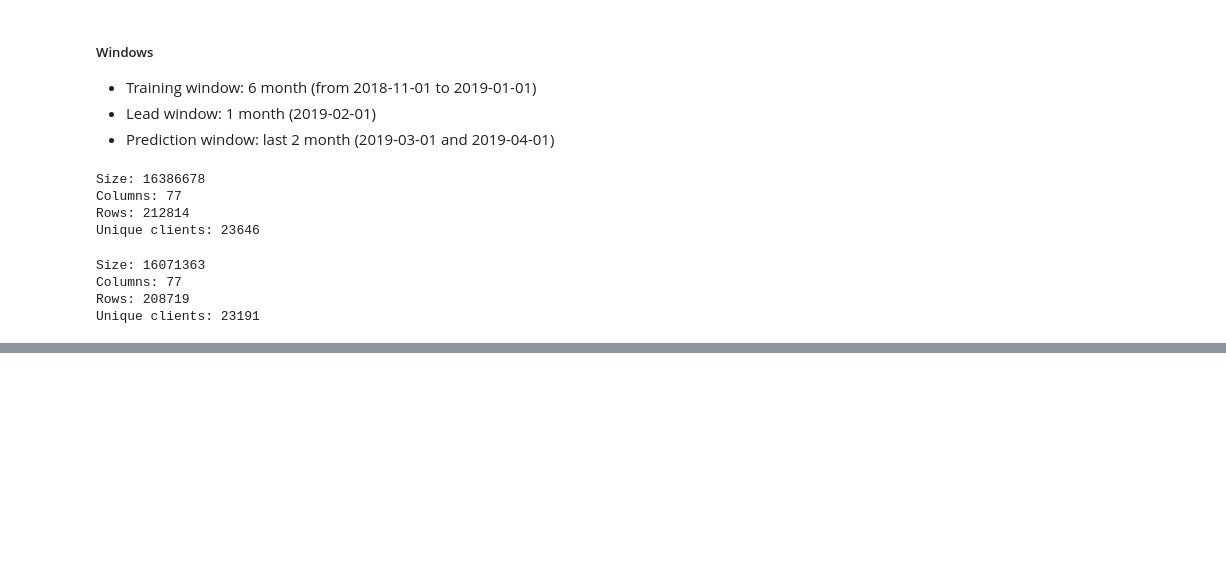
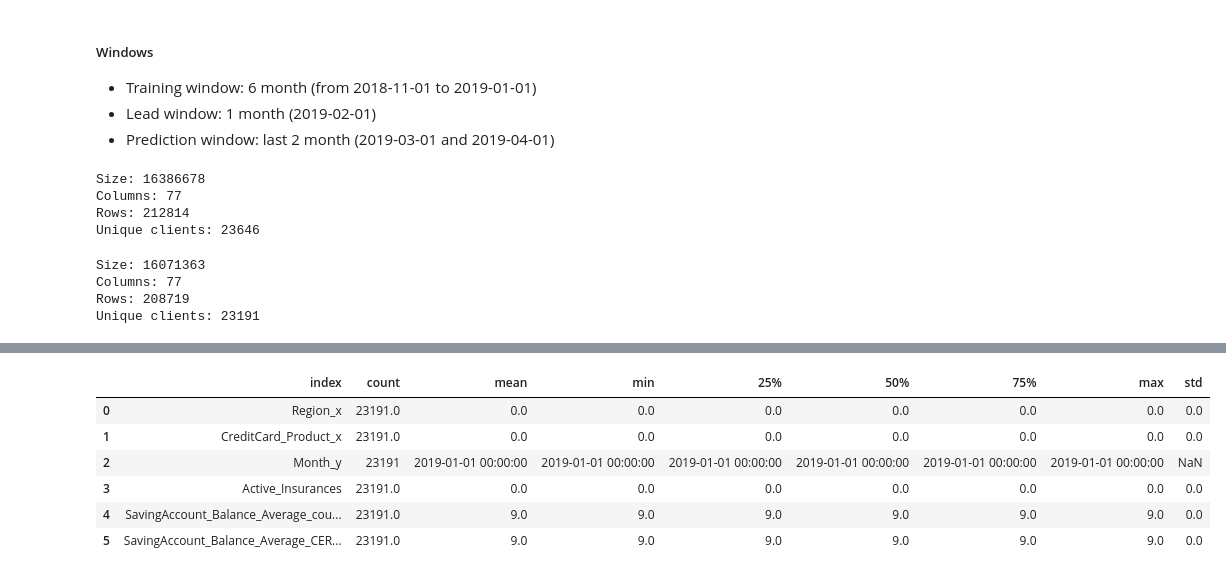
Before and after one commit to FedeG/UTN-FRBA-machine-learning, a Jupyter notebook: entrega.ipynb, the cells around one changed output, grey strips where cells are left out. Saved outputs shown, nothing was run; the diff lists cells and outputs as text; code cells hidden in the pictures; blank space fills up the shorter version.

```diff
--- a/entrega.ipynb
+++ b/entrega.ipynb
@@ -251,10 +309,10 @@ def process_money_field(data, field, min=0, sigmas=3):
     new_data = data.copy()
 
     # Remove data from min
-    new_data = new_data[new_data[field] >= min]
+    new_data[field] = np.where(new_data[field] < min, min, new_data[field])
 
     # Remove outliers N sigmas
-    sigma = sigmas * new_data[data[field] > min][field].std()
+    sigma = sigmas * new_data[new_data[field] >= min][field].std()
     new_data[field] = np.where(new_data[field] > sigma, sigma, new_data[field])
 
     # Add CER (Coeficiente de Estabilización de Referencia) value
@@ -297,3 +355,8 @@ money_fields = [
 clients_with_aggregations = clients_without_cobranding_without_package.copy()
 for money_field in money_fields:
     clients_with_aggregations = process_money_field(clients_with_aggregations, money_field, min=0 if money_field != 'SavingAccount_Balance_Average' else 150)
+clients_with_aggregations = clients_with_aggregations.groupby(['client_id']).first().reset_index()
+
+show_data_summary(identity_features)
+show_data_summary(clients_without_cobranding_without_package)
+show_data_summary(clients_with_aggregations)
@@ -332,0 +415,25 @@ Unique clients: 12057
+# %%
+target_1 = data[(data.Month.isin(['2019-04-01', '2019-03-01']) & (data.Target == 1))][['client_id']].drop_duplicates()
+target_1['TGT'] = 1
+print('target_1')
+show_data_summary(target_1)
+print('')
+
+last_training_month_data = clients_without_cobranding_without_package[clients_without_cobranding_without_package.Month == last_training_month]
+target = last_training_month_data.merge(target_1, how='left', on='client_id').fillna(0)
+print('target')
+show_data_summary(target)
+print('')
+print('identity_features')
+show_data_summary(identity_features)
+print('')
+print('clients_with_aggregations')
+show_data_summary(clients_with_aggregations)
+print('')
+
+ABT = target.merge(identity_features, how='inner', on='client_id')\
+    .merge(clients_with_aggregations, how='inner', on='client_id')
+#    .merge(months_1_6, how='inner', on='client_id')
+print('ABT')
+show_data_summary(ABT)
+print('')
@@ -332,0 +458,14 @@ Unique clients: 12057
+# %%
+# Unique values
+
+x = pd.DataFrame(ABT.describe().T)
+delete = x[x['min'] == x['max']].reset_index()
+delete.head(200)
+# %% [output]
+|  | index | count | mean | min | 25% | 50% | 75% | max | std |
+| 0 | Region_x | 23191.0 | 0.0 | 0.0 | 0.0 | 0.0 | 0.0 | 0.0 | 0.0 |
+| 1 | CreditCard_Product_x | 23191.0 | 0.0 | 0.0 | 0.0 | 0.0 | 0.0 | 0.0 | 0.0 |
+| 2 | Month_y | 23191 | 2019-01-01 00:00:00 | 2019-01-01 00:00:00 | 2019-01-01 00:00:00 | 2019-01-01 00:00:00 | 2019-01-01 00:00:00 | 2019-01-01 00:00:00 | NaN |
+| 3 | Active_Insurances | 23191.0 | 0.0 | 0.0 | 0.0 | 0.0 | 0.0 | 0.0 | 0.0 |
+| 4 | SavingAccount_Balance_Average_cou... | 23191.0 | 9.0 | 9.0 | 9.0 | 9.0 | 9.0 | 9.0 | 0.0 |
+| 5 | SavingAccount_Balance_Average_CER... | 23191.0 | 9.0 | 9.0 | 9.0 | 9.0 | 9.0 | 9.0 | 0.0 |
```
Also changed, not shown: parts of 9 cells of this notebook, 1 other file.
